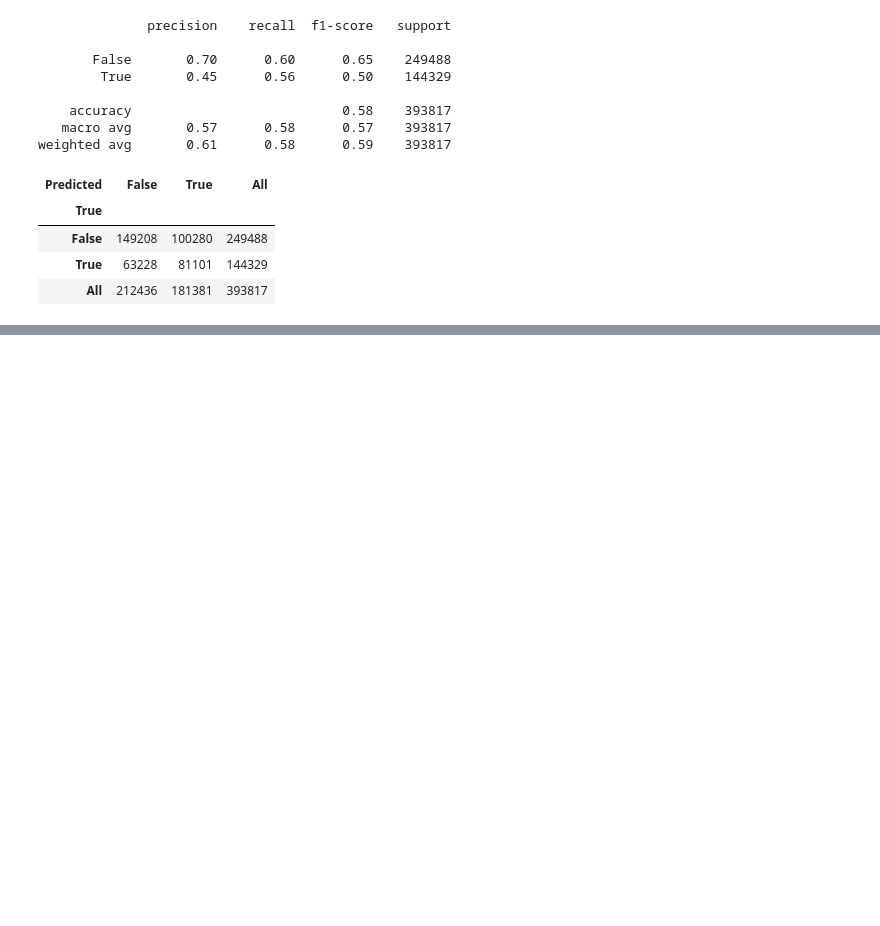
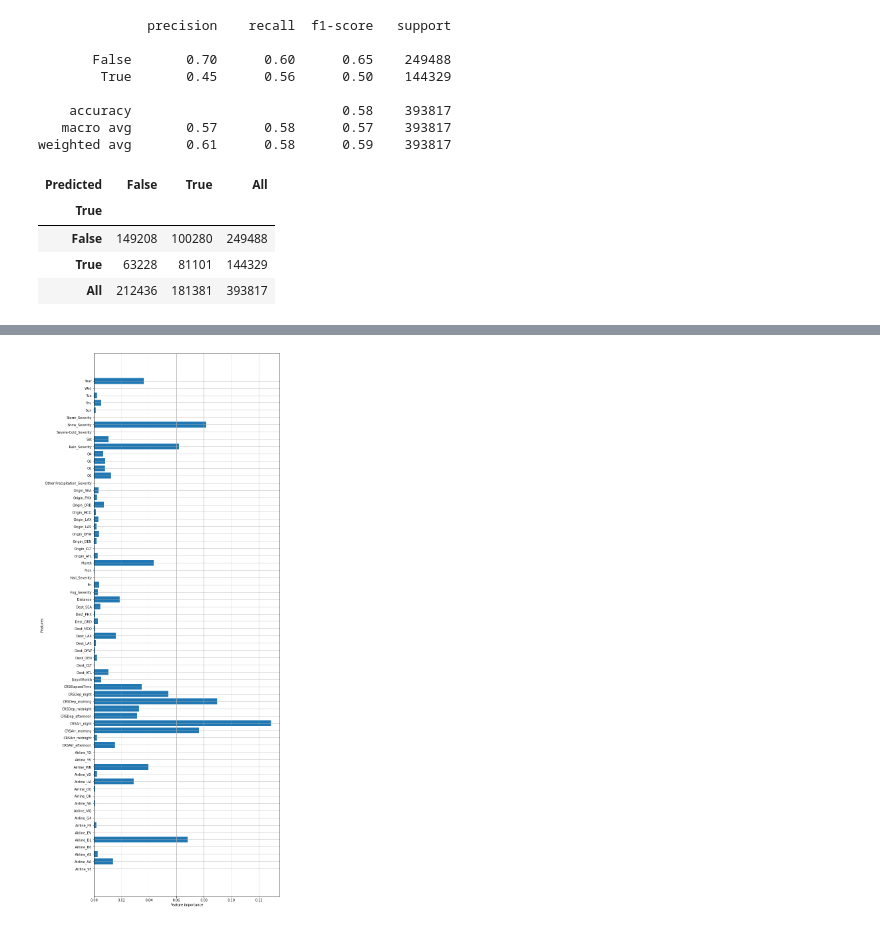
Before and after one commit to PPPSDavid/ORIE-4741-Project, a Jupyter notebook: Classification Model 10_with_10.ipynb, the cells around one changed output, grey strips where cells are left out. Cells and saved outputs as stored; diff of their text form; code cells hidden in the pictures; blank space fills up the shorter version.

Commit message:
added some other models

```diff
--- a/Classification Model 10_with_10.ipynb
+++ b/Classification Model 10_with_10.ipynb
@@ -318,3 +319,7 @@ pd.crosstab(y_test.values.ravel(), pred, rownames=['True'], colnames=['Predicted
 | False | 149208 | 100280 | 249488 |
 | True | 63228 | 81101 | 144329 |
 | All | 212436 | 181381 | 393817 |
+# %%
+model_balanced = None
+forest = RandomForestClassifier(criterion='entropy', n_estimators = 175, max_depth = 7, n_jobs = num_worker, verbose = 1, max_features = 'sqrt', class_weight=model_balanced)
+forest.fit(X_train, y_train.values.ravel())
@@ -320,0 +332,5 @@ pd.crosstab(y_test.values.ravel(), pred, rownames=['True'], colnames=['Predicted
+# %%
+feature_names = X_train.columns.values
+plot_feature_importances(forest, feature_names)
+# %% [output]
+[figure, added]
```
Also changed, not shown: parts of 19 cells of this notebook.
